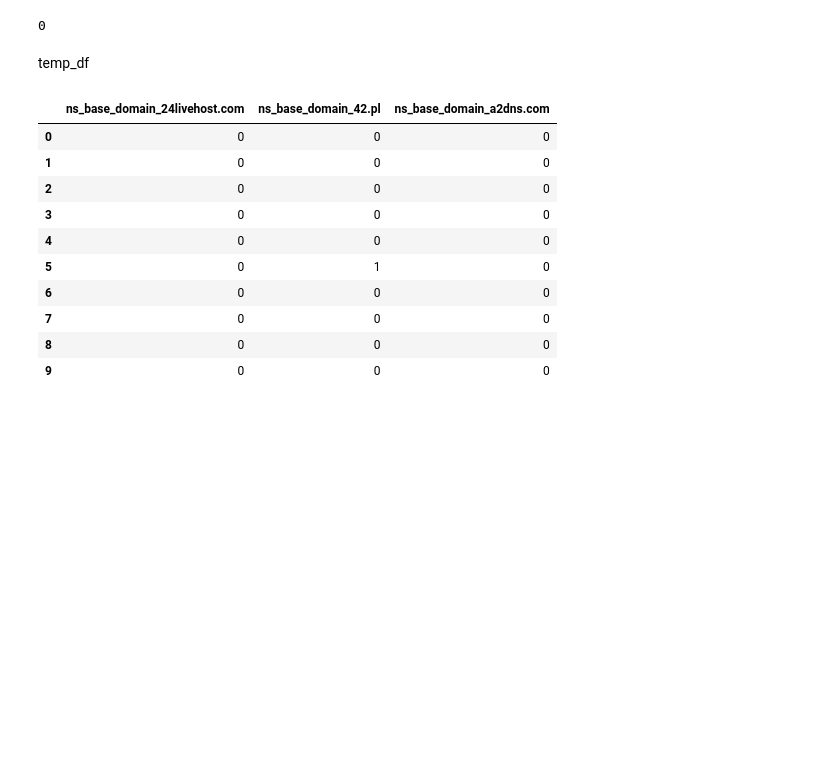
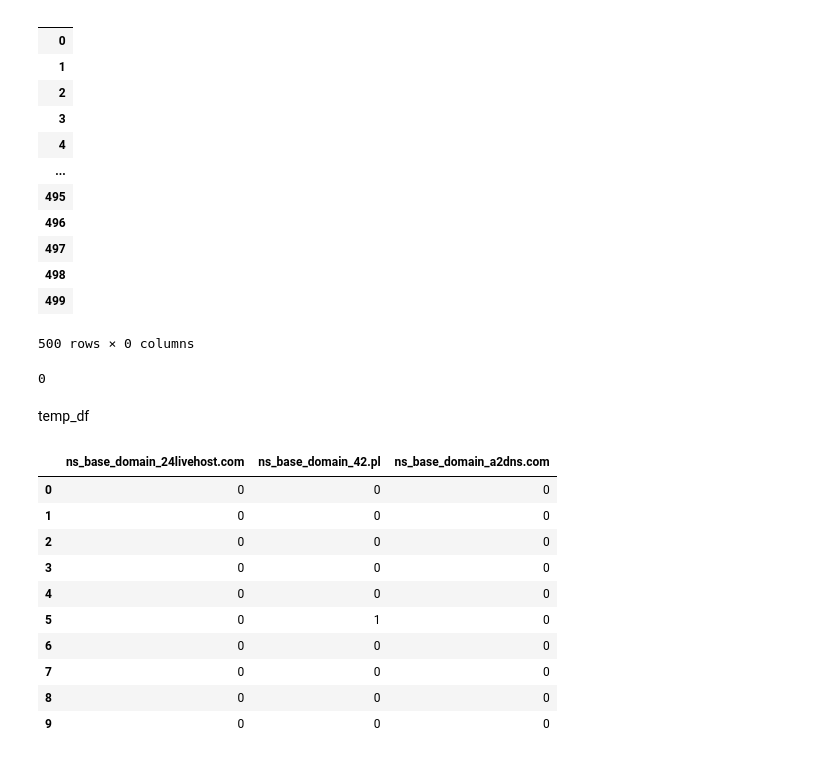
Before and after one commit to eyalsus/domain-classifier, a Jupyter notebook: algorithms/ML-Model.ipynb, the cells around one changed output. Cells and saved outputs as stored; diff of their text form; code cells hidden in the pictures; blank space fills up the shorter version.

```diff
--- a/algorithms/ML-Model.ipynb
+++ b/algorithms/ML-Model.ipynb
@@ -14,9 +20,9 @@ from sklearn.utils.multiclass import unique_labels
 # %%
 query_string = '''
-    SELECT ns_base_domain, ns_as_subnet, ns_as_name, label
+    SELECT *
     FROM domains
     WHERE base_domain NOT IN ('000webhostapp.com', 'azurewebsites.net', 'duckdns.org')
-    LIMIT 500
+    LIMIT 1000
 '''
 
 engine = create_engine('postgresql://postgres:mypassword@localhost:5432/')
@@ -30,3 +87,19 @@ X['ns_base_domain_24livehost.com'][1] = 1
+# %%
+pd.DataFrame(0, index=X.index, columns=[])
+# %% [output]
+|  |
+| 0 |
+| 1 |
+| 2 |
+| 3 |
+| 4 |
+| ... |
+| 495 |
+| 496 |
+| 497 |
+| 498 |
+| 499 |
+500 rows × 0 columns
 # %%
 zeros_df = pd.DataFrame(0, index=range(len(X)), columns=['a'] + features)
 # %%
```
Also changed, not shown: parts of 17 cells of this notebook, 19 other files.
